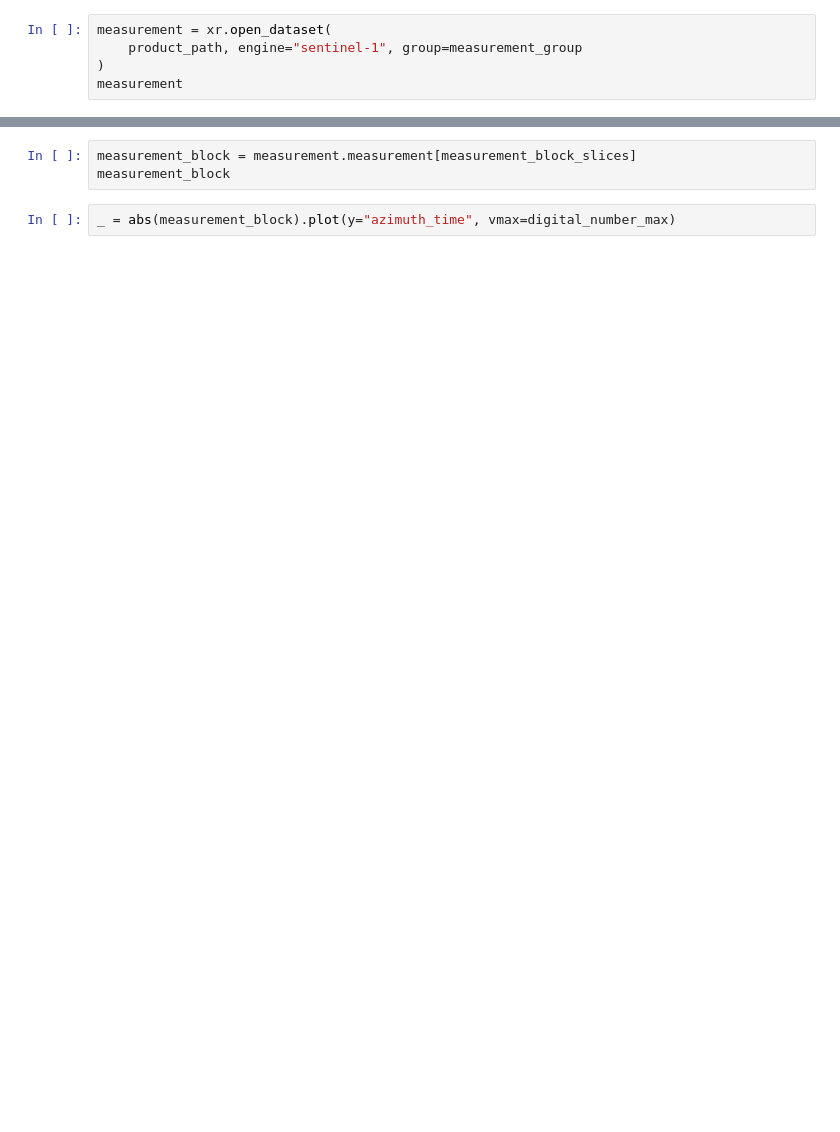
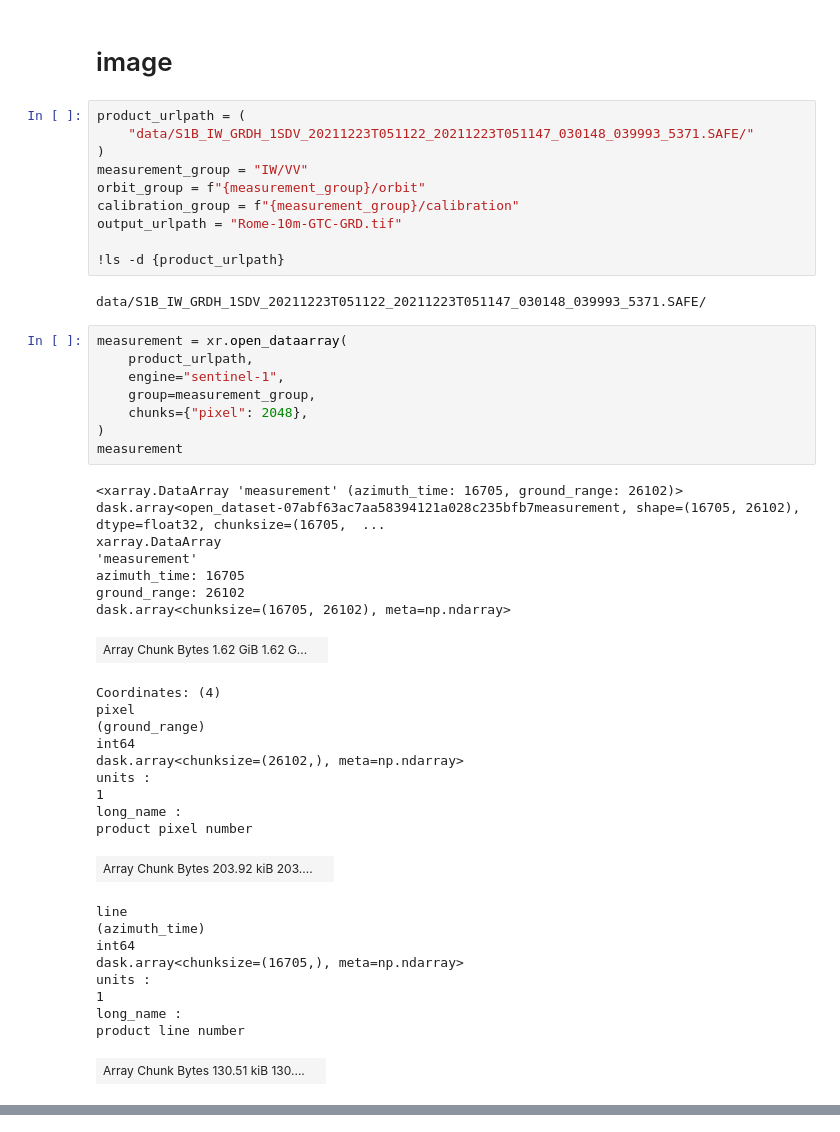
Before and after one commit to bopen/sarsen, a Jupyter notebook: notebooks/S1-GRD-IW-backward-geocode.ipynb, the cells around one changed output, grey strips where cells are left out. Saved outputs shown, nothing was run; the diff lists cells and outputs as text; blank space fills up the shorter version.

```diff
--- a/notebooks/S1-GRD-IW-backward-geocode.ipynb
+++ b/notebooks/S1-GRD-IW-backward-geocode.ipynb
@@ -35,5 +90,49 @@ digital_number_max = 600
+# %% [markdown]
+# image
+# %%
+product_urlpath = (
+    "data/S1B_IW_GRDH_1SDV_20211223T051122_20211223T051147_030148_039993_5371.SAFE/"
+)
+measurement_group = "IW/VV"
+orbit_group = f"{measurement_group}/orbit"
+calibration_group = f"{measurement_group}/calibration"
+output_urlpath = "Rome-10m-GTC-GRD.tif"
+
+!ls -d {product_urlpath}
+# %% [output]
+data/S1B_IW_GRDH_1SDV_20211223T051122_20211223T051147_030148_039993_5371.SAFE/
 # %%
-measurement = xr.open_dataset(
-    product_path, engine="sentinel-1", group=measurement_group
+measurement = xr.open_dataarray(
+    product_urlpath,
+    engine="sentinel-1",
+    group=measurement_group,
+    chunks={"pixel": 2048},
 )
 measurement
+# %% [output]
+<xarray.DataArray 'measurement' (azimuth_time: 16705, ground_range: 26102)> dask.array<open_dataset-07abf63ac7aa58394121a028c235bfb7measurement, shape=(16705, 26102), dtype=float32, chunksize=(16705,  ...
+xarray.DataArray
+'measurement'
+azimuth_time: 16705
+ground_range: 26102
+dask.array<chunksize=(16705, 26102), meta=np.ndarray>
+| Array Chunk Bytes 1.62 GiB 1.62 G... |  |
+Coordinates: (4)
+pixel
+(ground_range)
+int64
+dask.array<chunksize=(26102,), meta=np.ndarray>
+units :
+1
+long_name :
+product pixel number
+| Array Chunk Bytes 203.92 kiB 203.... |  |
+line
+(azimuth_time)
+int64
+dask.array<chunksize=(16705,), meta=np.ndarray>
+units :
+1
+long_name :
+product line number
+| Array Chunk Bytes 130.51 kiB 130.... |  |
@@ -40,5 +155,0 @@ measurement
-# %%
-measurement_block = measurement.measurement[measurement_block_slices]
-measurement_block
-# %%
-_ = abs(measurement_block).plot(y="azimuth_time", vmax=digital_number_max)
```
Also changed, not shown: parts of 24 cells of this notebook, 1 other file.
